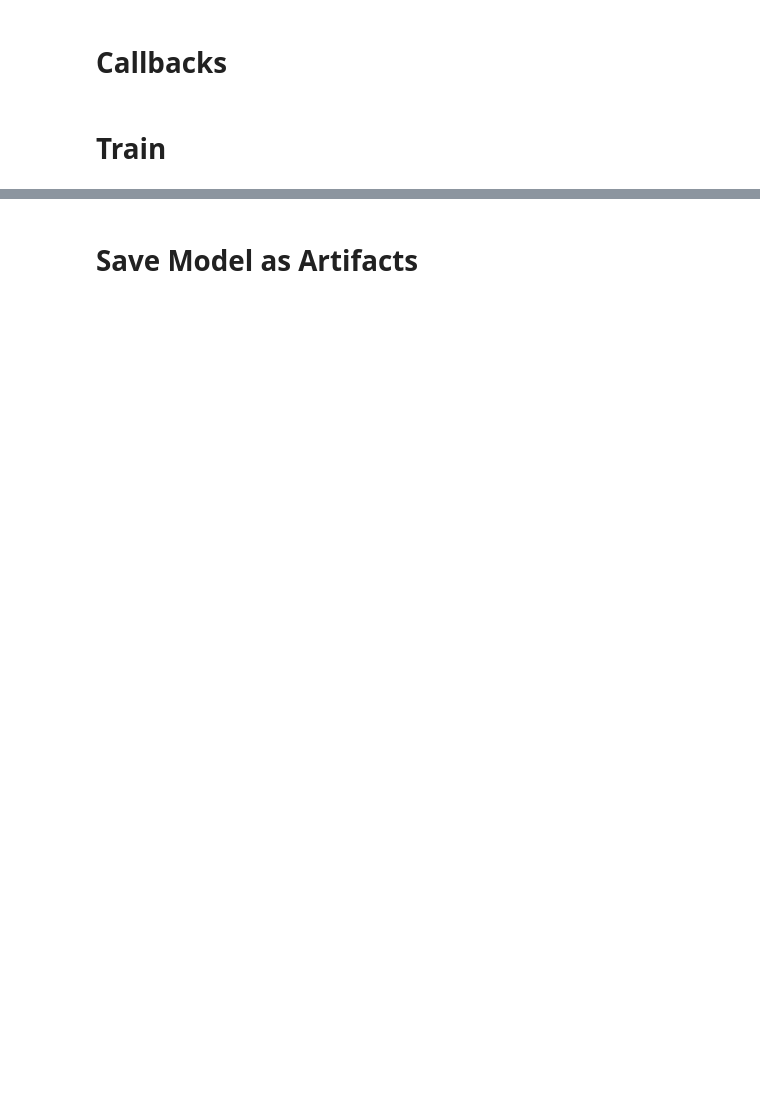
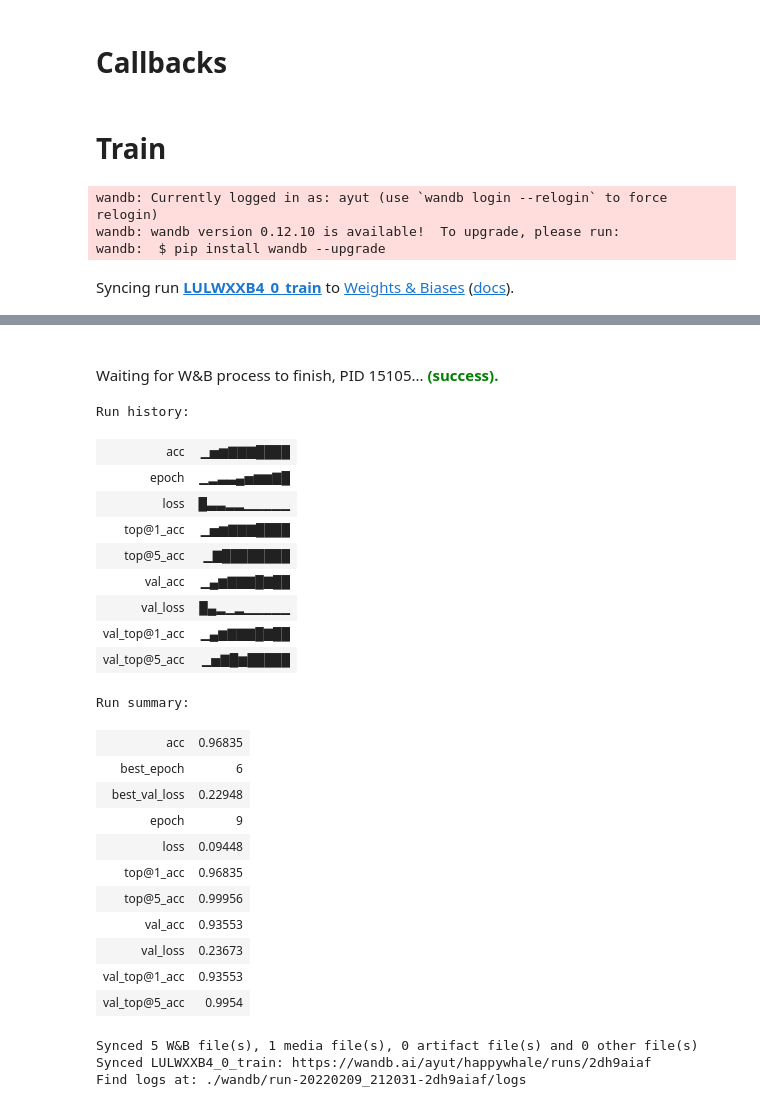
Before and after one commit to ayulockin/happywhale_kaggle, a Jupyter notebook: train.ipynb, the cells around one changed output, grey strips where cells are left out. Cells and saved outputs as stored; diff of their text form; code cells hidden in the pictures; blank space fills up the shorter version.

```diff
--- a/train.ipynb
+++ b/train.ipynb
@@ -83,6 +102,11 @@ if DEBUG:
 # %%
 if DEBUG:
     tf.keras.backend.clear_session()
-    get_model = GetModel(args)
+
+    if args.use_arcface:
+        get_model = ArcFaceSupervisedModel(args)
+    else:
+        get_model = SimpleSupervisedtModel(args)
+
     model = get_model.get_efficientnet()
     model.summary()
@@ -93,6 +136,10 @@ callbacks = GetCallbacks(args)
 # %% [markdown]
 # Train
 # %%
+if DEBUG:
+    args.epochs = 10
+    args.num_folds = 1
+
 for fold in range(args.num_folds):
     # Get dataloaders
     train_df = df[df.fold != fold]
@@ -100,22 +147,36 @@ for fold in range(args.num_folds):
 
     dataset = GetDataloader(args)
     trainloader = dataset.dataloader(train_df)
-    validloader = dataset.dataloader(valid_df)
+    validloader = dataset.dataloader(valid_df, data_type='valid')
 
     # Initialize model
     tf.keras.backend.clear_session()
-    model = GetModel(args)
-    model = model.get_efficientnet()
+    if args.use_arcface:
+        get_model = ArcFaceSupervisedModel(args)
+    else:
+        get_model = SimpleSupervisedtModel(args)
+
+    model = get_model.get_efficientnet()
 
     # Compile model
-    model.compile('adam',
-                  loss='categorical_crossentropy',
+    optimizer = 'adam'
+    if args.use_arcface:
+        loss = 'binary_crossentropy'
+    else:
+        loss = 'categorical_crossentropy'
+
+    model.compile(optimizer,
+                  loss=loss,
                   metrics=['acc',
                            tf.keras.metrics.TopKCategoricalAccuracy(1, name='top@1_acc'),
                            tf.keras.metrics.TopKCategoricalAccuracy(5, name='top@5_acc')])
 
     # Initialize W&B run
-    run = wandb.init(project='happywhale', config=vars(args), group='effnetb0-new', job_type='train')
+    run = wandb.init(project='happywhale',
+                     config=vars(args),
+                     group=f'effnetb0-{args.exp_id}',
+                     job_type='train',
+                     name=f'{args.exp_id}_{fold}_train')
 
     # Train
     model.fit(trainloader,
@@ -126,23 +187,23 @@ for fold in range(args.num_folds):
 
     # Save the model
     os.makedirs(f'{args.model_save_path}/{args.exp_id}', exist_ok=True)
-    model.save(f'{args.model_save_path}/{args.exp_id}/model_{fold}.h5')
+    model.save(f'{args.model_save_path}/{args.exp_id}/model_{fold}')
 
     # Load the model
-    model = tf.keras.models.load_model(f'{args.model_save_path}/{args.exp_id}/model_{fold}.h5')
+    model = tf.keras.models.load_model(f'{args.model_save_path}/{args.exp_id}/model_{fold}')
 
-    # Evaluate
+    # Evaluate and prepare oof
     preds = model.predict(validloader)
     df.loc[list(df[df.fold == fold].index), 'preds'] = np.argmax(preds, axis=1)
 
-    # Get Embedding
+    # Get Embedding and save it as npz files along with validation index
     feature_extractor = get_feature_extractor(model)
     embedding = feature_extractor.predict(validloader)
 
     os.makedirs(f'{args.embedding_save_path}/{args.exp_id}', exist_ok=True)
     np.savez(f'{args.embedding_save_path}/{args.exp_id}/embedding_{fold}.npz',
              embedding=embedding,
-             individual_id=valid_df.individual_id.values)
+             index=np.array(valid_df.index))
 
     del trainloader, validloader, model, feature_extractor, embedding
     _ = gc.collect()
@@ -151,3 +212,8 @@ for fold in range(args.num_folds):
     run.finish()
 
 df[['image', 'individual_id', 'target', 'preds']].to_csv('../oof.csv', index=False)
+# %% [output]
+wandb: Currently logged in as: ayut (use `wandb login --relogin` to force relogin)
+wandb: wandb version 0.12.10 is available!  To upgrade, please run:
+wandb:  $ pip install wandb --upgrade
+Syncing run LULWXXB4_0_train to Weights & Biases (docs).
@@ -154,2 +240,26 @@ df[['image', 'individual_id', 'target', 'preds']].to_csv('../oof.csv', index=Fal
+Waiting for W&B process to finish, PID 15105... (success).
+Run history:
+| acc | ▁▅▆▇▇▇████ |
+| epoch | ▁▂▃▃▄▅▆▆▇█ |
+| loss | █▃▃▂▂▁▁▁▁▁ |
+| top@1_acc | ▁▅▆▇▇▇████ |
+| top@5_acc | ▁▇████████ |
+| val_acc | ▁▄▆▇▇▇█▇██ |
+| val_loss | █▄▂▁▂▁▁▁▁▁ |
+| val_top@1_acc | ▁▄▆▇▇▇█▇██ |
+| val_top@5_acc | ▁▅▇█▆█████ |
+Run summary:
+| acc | 0.96835 |
+| best_epoch | 6 |
+| best_val_loss | 0.22948 |
+| epoch | 9 |
+| loss | 0.09448 |
+| top@1_acc | 0.96835 |
+| top@5_acc | 0.99956 |
+| val_acc | 0.93553 |
+| val_loss | 0.23673 |
+| val_top@1_acc | 0.93553 |
+| val_top@5_acc | 0.9954 |
+Synced 5 W&B file(s), 1 media file(s), 0 artifact file(s) and 0 other file(s)
+Synced LULWXXB4_0_train: https://wandb.ai/ayut/happywhale/runs/2dh9aiaf
+Find logs at: ./wandb/run-20220209_212031-2dh9aiaf/logs
-# %% [markdown]
-# Save Model as Artifacts
```
Also changed, not shown: parts of 10 cells of this notebook, 5 other files.
